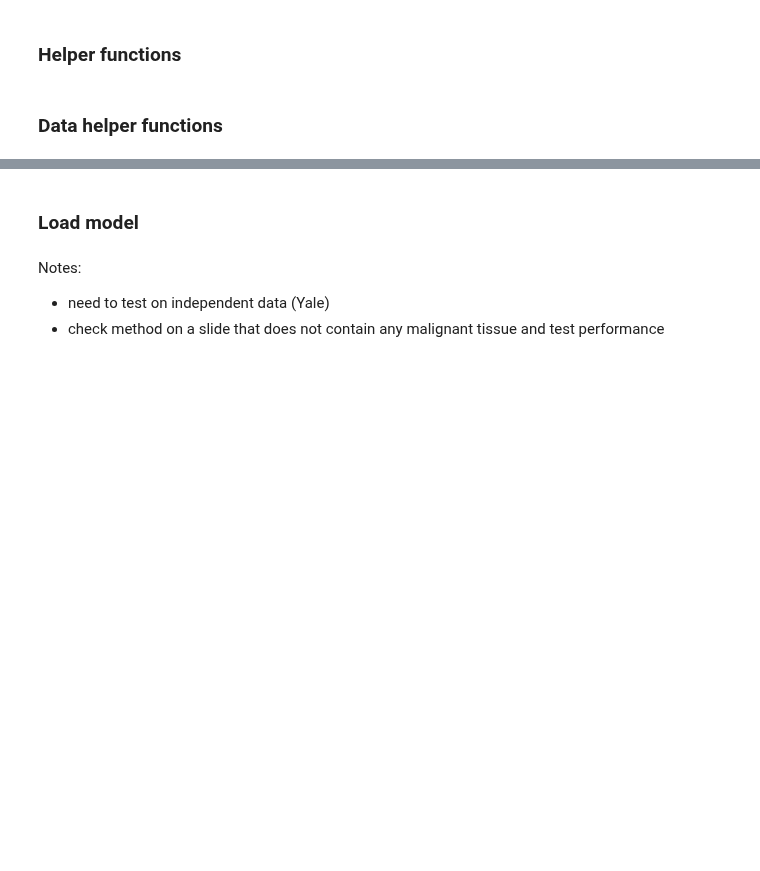
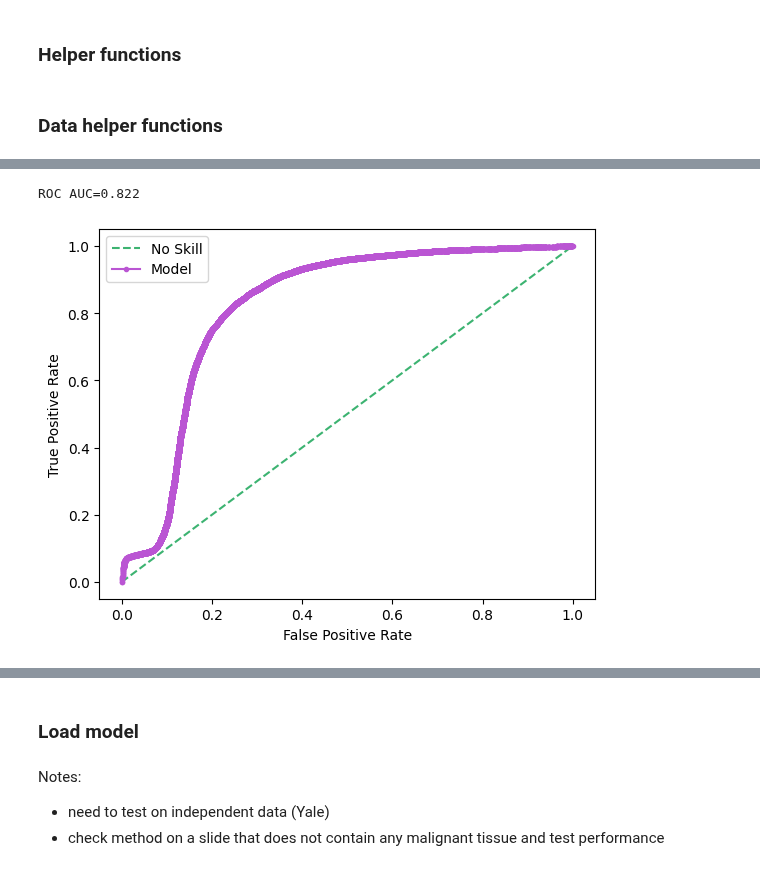
Before and after one commit to Alexandra-Smith/masters, a Jupyter notebook: notebooks/10-testing.ipynb, the cells around one changed output, grey strips where cells are left out. Saved outputs shown, nothing was run; the diff lists cells and outputs as text; code cells hidden in the pictures; blank space fills up the shorter version.

```diff
--- a/notebooks/10-testing.ipynb
+++ b/notebooks/10-testing.ipynb
@@ -265,0 +307,28 @@ FileNotFoundError: [Errno 2] No such file or directory: '../data/processed/patch
+# %%
+##### SET PARAMETERS #####
+num_classes = 2
+batch_size = 64
+model_name = 'None'
+
+PATCH_SIZE=256
+STRIDE=PATCH_SIZE
+SEED=42
+num_cpus=8
+
+if model_name == 'inception':
+    INPUT_SIZE=299
+else: INPUT_SIZE=PATCH_SIZE
+
+# Load data
+dataloaders = load_data(INPUT_SIZE, SEED, batch_size, num_cpus)
+
+# Load model
+model_path = '../models/splendid-dawn-22_model_weights.pth'
+model = load_trained_model(num_classes, model_path)
+
+# Detect if we have a GPU available
+device = torch.device("cuda:0" if torch.cuda.is_available() else "cpu")
+# Send the model to GPU
+model = model.to(device)
+
+true_labels, model_probabilities, model_predictions = test_model(model, dataloaders['test'], device)
@@ -265,0 +365,5 @@ FileNotFoundError: [Errno 2] No such file or directory: '../data/processed/patch
+# %%
+roc_plot(true_labels, model_probabilities)
+# %% [output]
+ROC AUC=0.822
+[figure, added]
```
Also changed, not shown: parts of 13 cells of this notebook, 1 other file.
